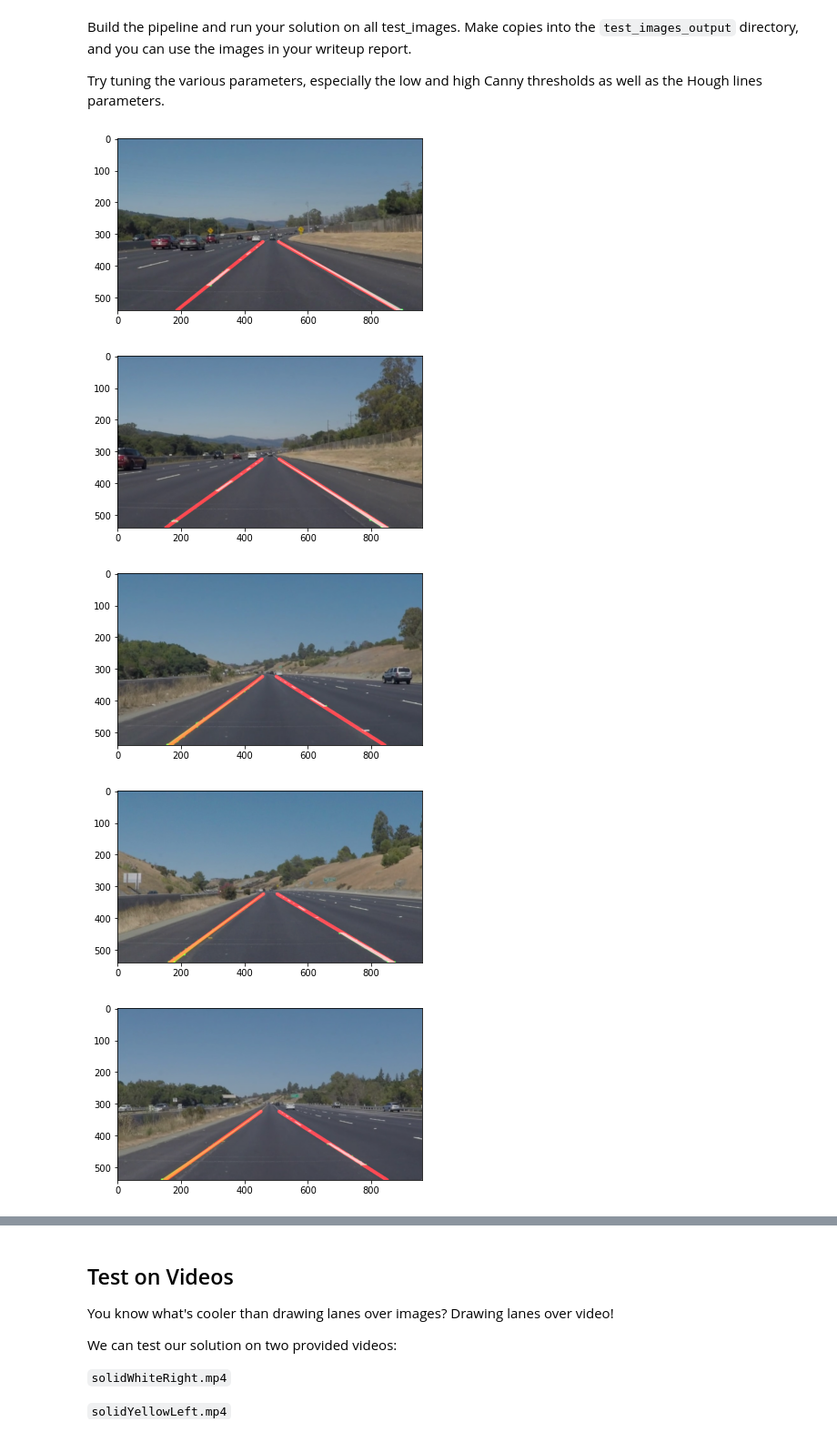
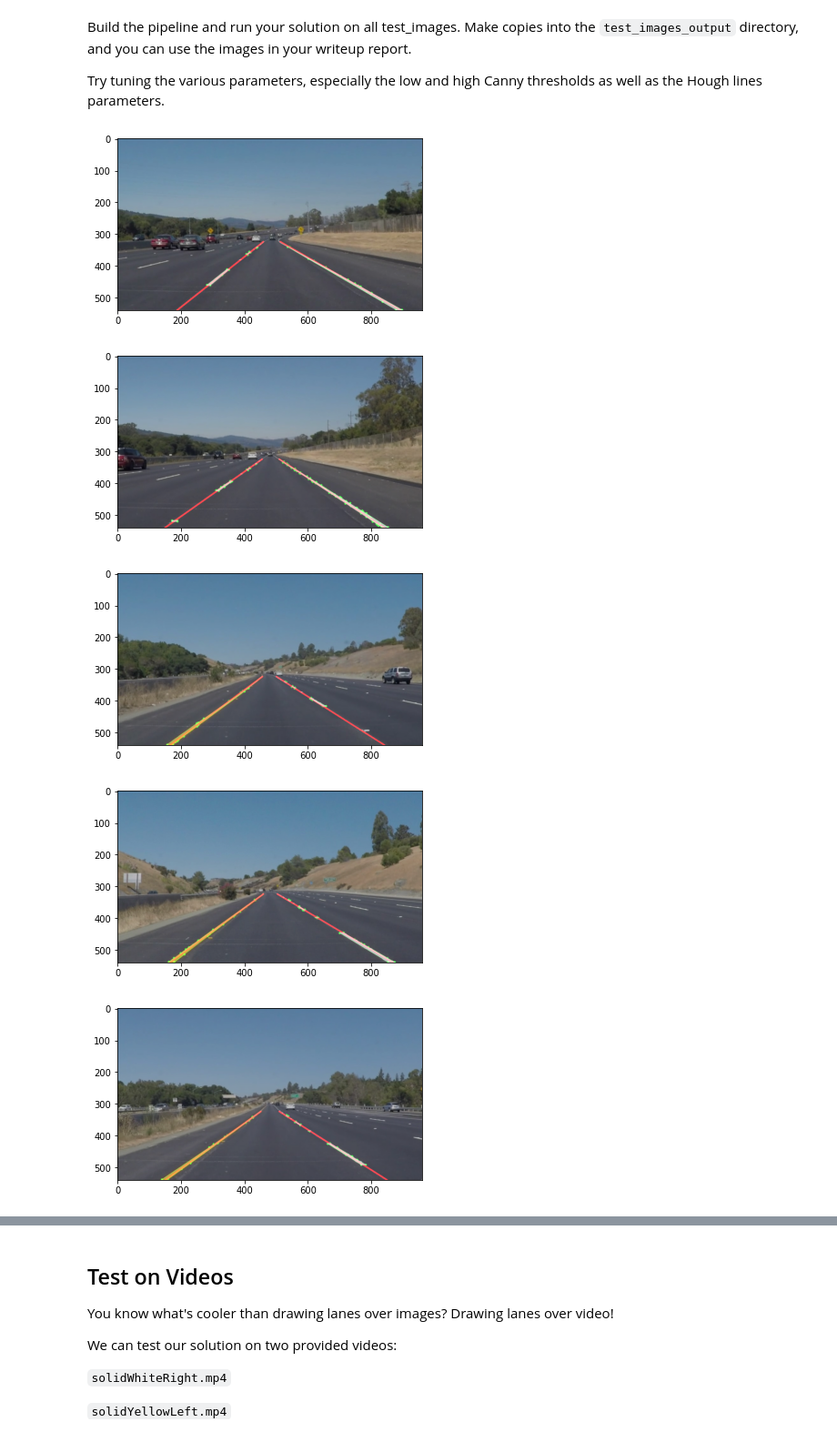
Before and after one commit to yashgorana/lane-detection-basic, a Jupyter notebook: P1.ipynb, the cells around one changed output, grey strips where cells are left out. Shown at 91% size. Cells and saved outputs as stored; diff of their text form; code cells hidden in the pictures.

```diff
--- a/P1.ipynb
+++ b/P1.ipynb
@@ -219,9 +219,11 @@ def draw_lanes(
     lane_thickness=10,
     hough_color=(0, 255, 0),
     hough_thickness=1,
+    deadzone=15,
     draw_lanes=True,
     draw_hough_points=False,
     draw_hough_lines=False,
+    draw_deadzone=False,
     **kwargs
 ):
     """Draw averaged, filtered & extrapolated lane lines from Hough line.
@@ -255,7 +257,14 @@ def draw_lanes(
 
             # Use "left_coords" list if co-ord lies in the left half of the image
             # else use "right_coords" list
-            coords = left_coords if (x1, x2) < (max_x / 2, max_x / 2) else right_coords
+            left_deadzone = int(max_x / 2) - deadzone
+            right_deadzone = int(max_x / 2) + deadzone
+            if (x1, x2) < (left_deadzone, left_deadzone):
+                coords = left_coords
+            elif (x1, x2) > (right_deadzone, right_deadzone):
+                coords = right_coords
+            else:
+                continue
 
             # Append both co-ords to the selected lane list
             coords.append((x1, y1))
@@ -299,7 +308,10 @@ def draw_lanes(
         cv2.line(img, right_p1, right_p2, color=lane_color, thickness=lane_thickness)
 
     # DEBUG: vertical mid line
-    # cv2.line(img, (int(max_x/2), 0), (int(max_x/2), max_y), (0, 255, 0), thickness=1)
+    if draw_deadzone:
+        cv2.line(img, (int(max_x / 2), 0), (int(max_x / 2), max_y), (0, 255, 0), thickness=1)
+        cv2.line(img, (left_deadzone, 0), (left_deadzone, max_y), (0, 255, 255), thickness=1)
+        cv2.line(img, (right_deadzone, 0), (right_deadzone, max_y), (0, 255, 255), thickness=1)
 
 
 def lane_mask_quad(img, top_width=100, offset_top=0.5):
@@ -370,7 +382,7 @@ def lane_detection_pipeline(img, **kwargs):
     blur_kernel = kwargs.get("blur_kernel", 7)
 
     color_select_args = {
-        "lower": (0, 0, 210),
+        "lower": (15, 0, 210),
         "upper": (179, 255, 255),
     }
 
@@ -424,27 +436,28 @@ def lane_detection_pipeline(img, **kwargs):
 # %%
 # ===== Run pipeline on images =====
 
 from pathlib import Path
 
 # Image directories
 image_src_dir = Path('./test_images/')
 img_output_dir = Path('./test_images_output/')
 img_output_dir.mkdir(exist_ok=True) # Create the output directory
 
 image_files = [path for path in image_src_dir.iterdir() if path.is_file()]
 
 for path in image_files:
     img = mpimg.imread(str(path))
     result = lane_detection_pipeline(img, lane={
+        "lane_thickness": 3,
         "draw_hough_points": True,
         "draw_hough_lines": True
     })
     mpimg.imsave(str(img_output_dir / path.name), result)
     plt.figure()
     plt.imshow(result)
 # %% [output]
 [figure]
-[figure, old version]
+[figure, new version]
 [figure]
-[figure, old version]
+[figure, new version]
 [figure]
```
Also changed, not shown: parts of 4 cells of this notebook, 2 other files.
